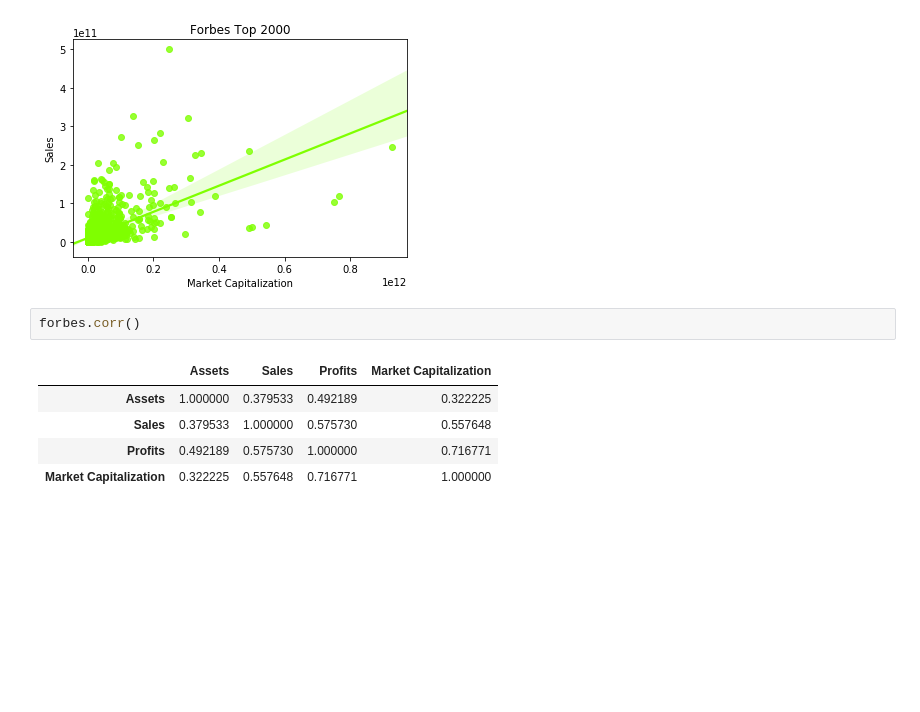
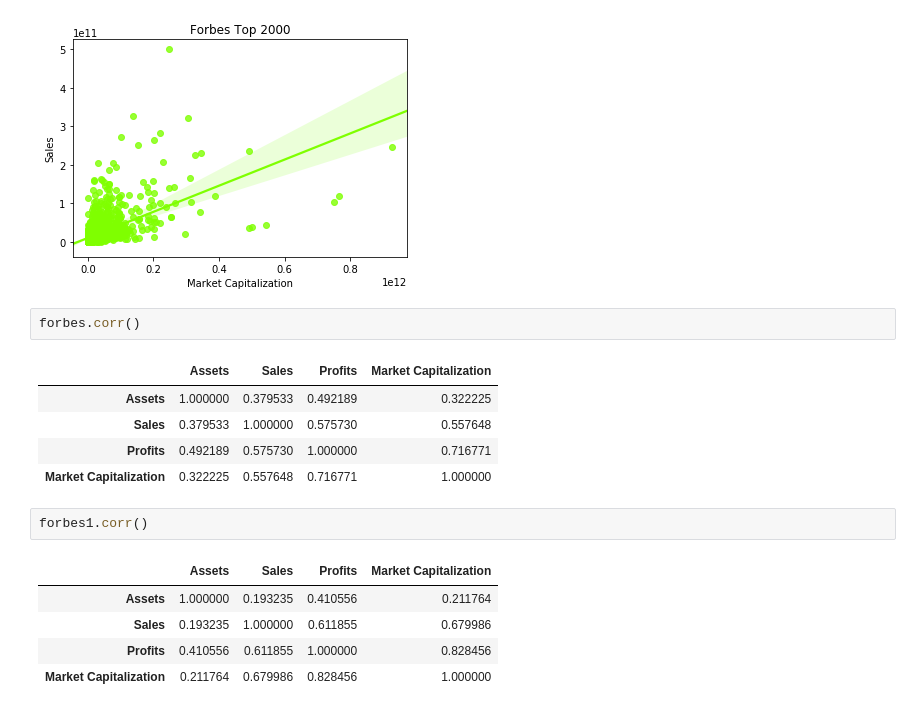
Before and after one commit to valfera/Forbes2000, a Jupyter notebook: Forbes2000Analysis.ipynb, the cells around one changed output. Saved outputs shown, nothing was run; the diff lists cells and outputs as text; blank space fills up the shorter version.

```diff
--- a/Forbes2000Analysis.ipynb
+++ b/Forbes2000Analysis.ipynb
@@ -646,3 +646,11 @@ forbes.corr()
 | Sales | 0.379533 | 1.000000 | 0.575730 | 0.557648 |
 | Profits | 0.492189 | 0.575730 | 1.000000 | 0.716771 |
 | Market Capitalization | 0.322225 | 0.557648 | 0.716771 | 1.000000 |
+# %%
+forbes1.corr()
+# %% [output]
+|  | Assets | Sales | Profits | Market Capitalization |
+| Assets | 1.000000 | 0.193235 | 0.410556 | 0.211764 |
+| Sales | 0.193235 | 1.000000 | 0.611855 | 0.679986 |
+| Profits | 0.410556 | 0.611855 | 1.000000 | 0.828456 |
+| Market Capitalization | 0.211764 | 0.679986 | 0.828456 | 1.000000 |
```
Also changed, not shown: parts of 2 cells of this notebook.
